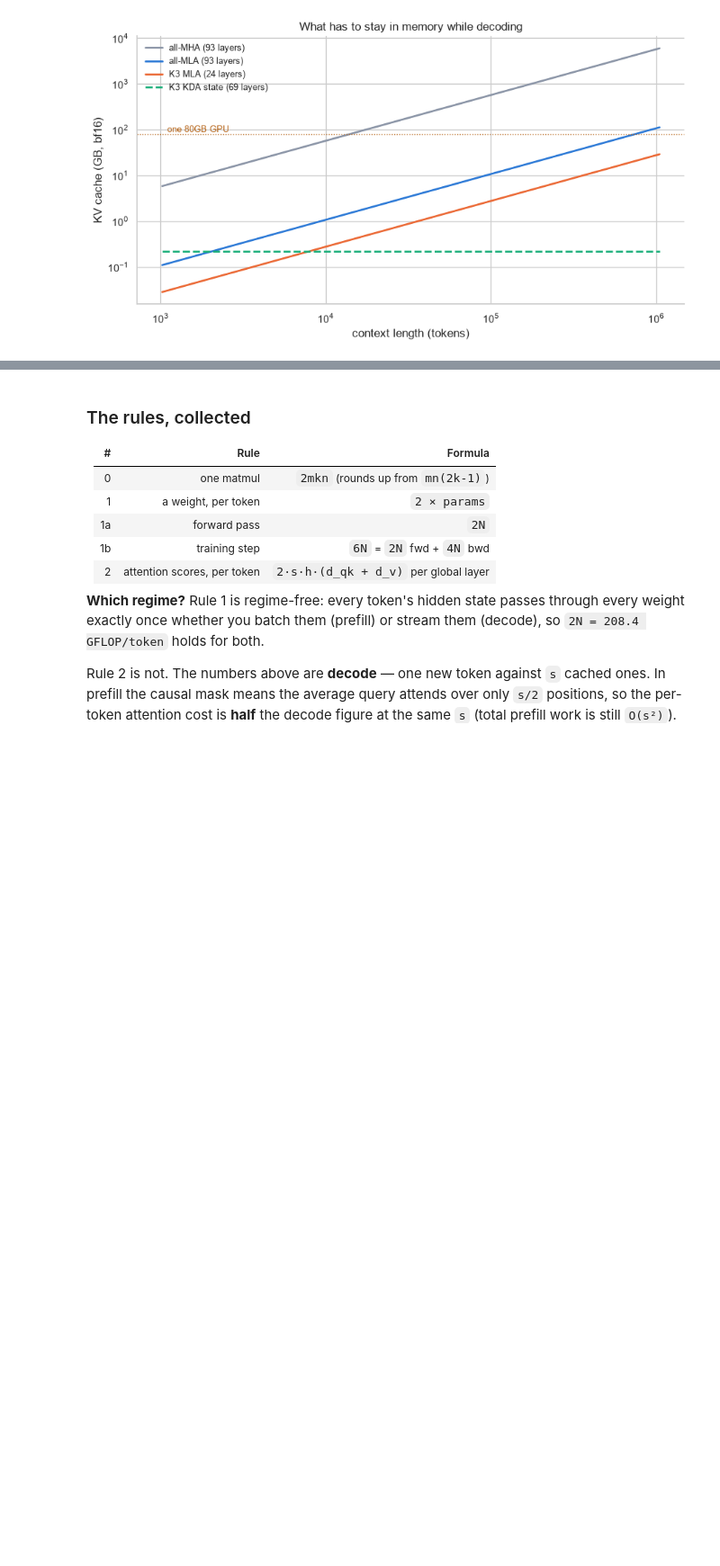
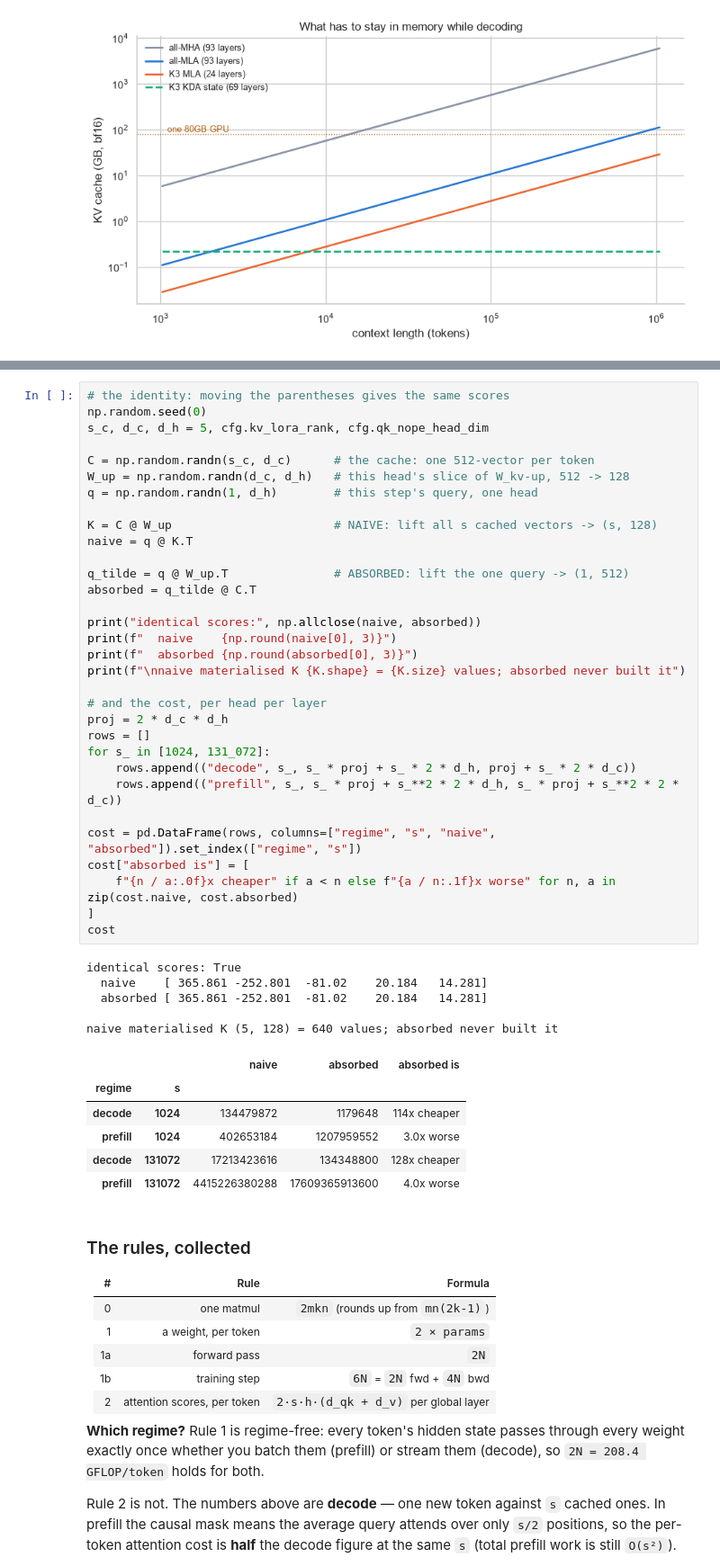
Before and after one commit to dougUCN/kimik3-exercise, a Jupyter notebook: kimik3.ipynb, the cells around one changed output, grey strips where cells are left out. Shown at 90% size. Cells and saved outputs as stored; diff of their text form; blank space fills up the shorter version.

```diff
--- a/kimik3.ipynb
+++ b/kimik3.ipynb
@@ -763,3 +787,47 @@ parameters to produce one token leaves plenty of arithmetic idle.
+# %%
+# the identity: moving the parentheses gives the same scores
+np.random.seed(0)
+s_c, d_c, d_h = 5, cfg.kv_lora_rank, cfg.qk_nope_head_dim
+
+C = np.random.randn(s_c, d_c)      # the cache: one 512-vector per token
+W_up = np.random.randn(d_c, d_h)   # this head's slice of W_kv-up, 512 -> 128
+q = np.random.randn(1, d_h)        # this step's query, one head
+
+K = C @ W_up                       # NAIVE: lift all s cached vectors -> (s, 128)
+naive = q @ K.T
+
+q_tilde = q @ W_up.T               # ABSORBED: lift the one query -> (1, 512)
+absorbed = q_tilde @ C.T
+
+print("identical scores:", np.allclose(naive, absorbed))
+print(f"  naive    {np.round(naive[0], 3)}")
+print(f"  absorbed {np.round(absorbed[0], 3)}")
+print(f"\nnaive materialised K {K.shape} = {K.size} values; absorbed never built it")
+
+# and the cost, per head per layer
+proj = 2 * d_c * d_h
+rows = []
+for s_ in [1024, 131_072]:
+    rows.append(("decode", s_, s_ * proj + s_ * 2 * d_h, proj + s_ * 2 * d_c))
+    rows.append(("prefill", s_, s_ * proj + s_**2 * 2 * d_h, s_ * proj + s_**2 * 2 * d_c))
+
+cost = pd.DataFrame(rows, columns=["regime", "s", "naive", "absorbed"]).set_index(["regime", "s"])
+cost["absorbed is"] = [
+    f"{n / a:.0f}x cheaper" if a < n else f"{a / n:.1f}x worse" for n, a in zip(cost.naive, cost.absorbed)
+]
+cost
+# %% [output]
+identical scores: True
+  naive    [ 365.861 -252.801  -81.02    20.184   14.281]
+  absorbed [ 365.861 -252.801  -81.02    20.184   14.281]
+
+naive materialised K (5, 128) = 640 values; absorbed never built it
+|  |  | naive | absorbed | absorbed is |
+| regime | s |  |  |  |
+| decode | 1024 | 134479872 | 1179648 | 114x cheaper |
+| prefill | 1024 | 402653184 | 1207959552 | 3.0x worse |
+| decode | 131072 | 17213423616 | 134348800 | 128x cheaper |
+| prefill | 131072 | 4415226380288 | 17609365913600 | 4.0x worse |
 # %% [markdown]
 ### The rules, collected
 
```
Also changed, not shown: parts of 2 cells of this notebook, 3 other files.
